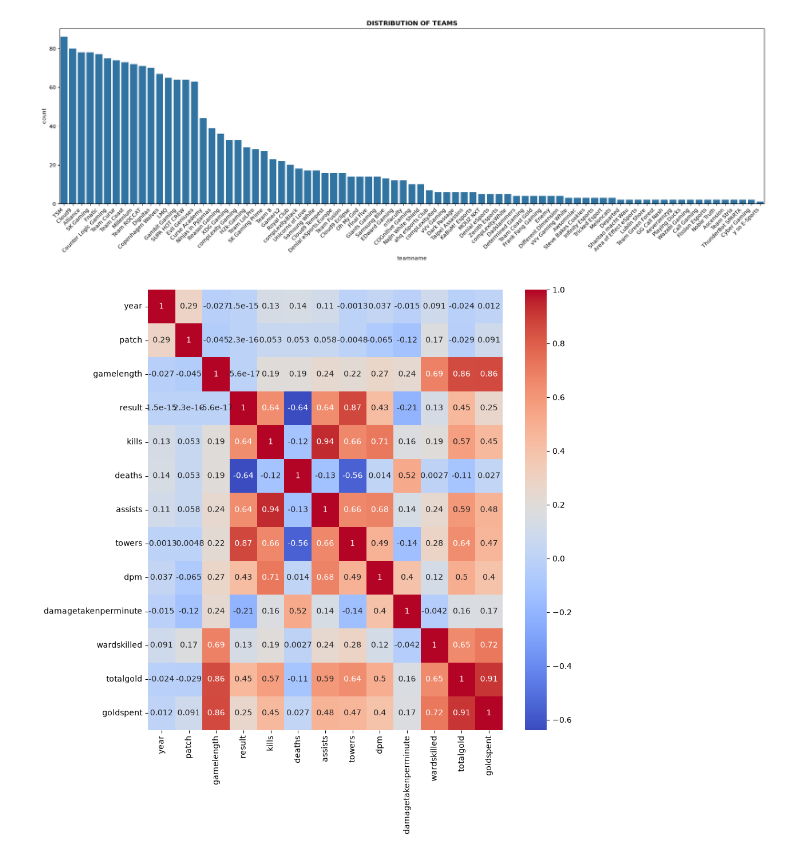
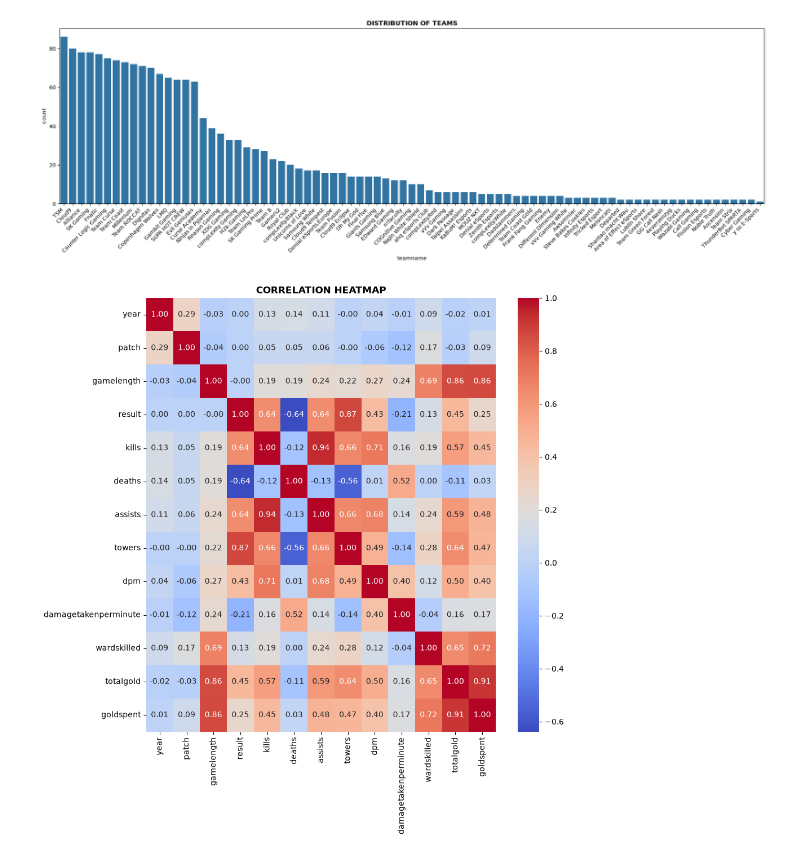
Before and after one commit to jkpjr/lol-esports-pickems-predictor, a Jupyter notebook: exploratory_data_analysis.ipynb, the cells around one changed output. Drawn from its saved outputs; the diff is of its cells as text; code cells hidden in the pictures.

```diff
--- a/exploratory_data_analysis.ipynb
+++ b/exploratory_data_analysis.ipynb
@@ -291,10 +291,11 @@ plt.show()
 # %%
 # Compute correlation matrix
 co_mtx = df.corr(numeric_only=True)
 
 # Plot correlation heatmap
 plt.figure(figsize=(10, 10))
-sns.heatmap(co_mtx, cmap='coolwarm', annot=True)
+sns.heatmap(co_mtx, cmap='coolwarm', annot=True, fmt='.2f')
+plt.title('CORRELATION HEATMAP', fontsize=12, fontweight="bold")
 plt.show()
 # %% [output]
-[figure, old version]
+[figure, new version]
```
Also changed, not shown: parts of 4 cells of this notebook, 2 other files.
